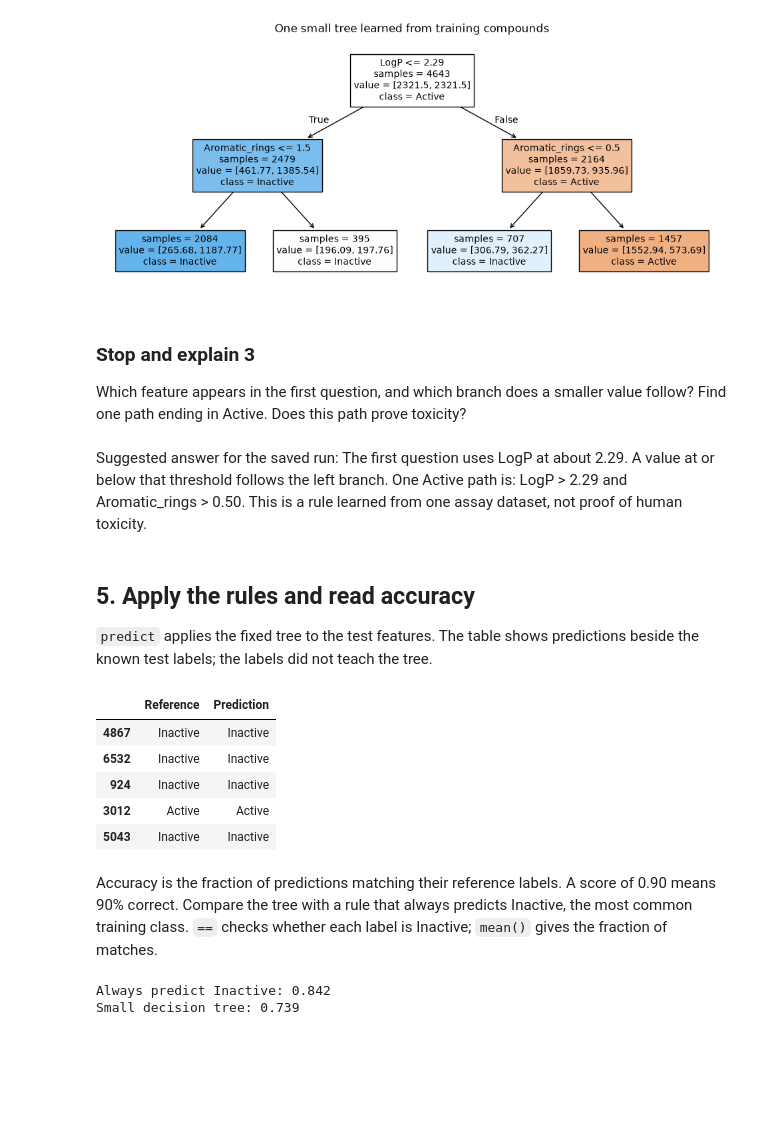
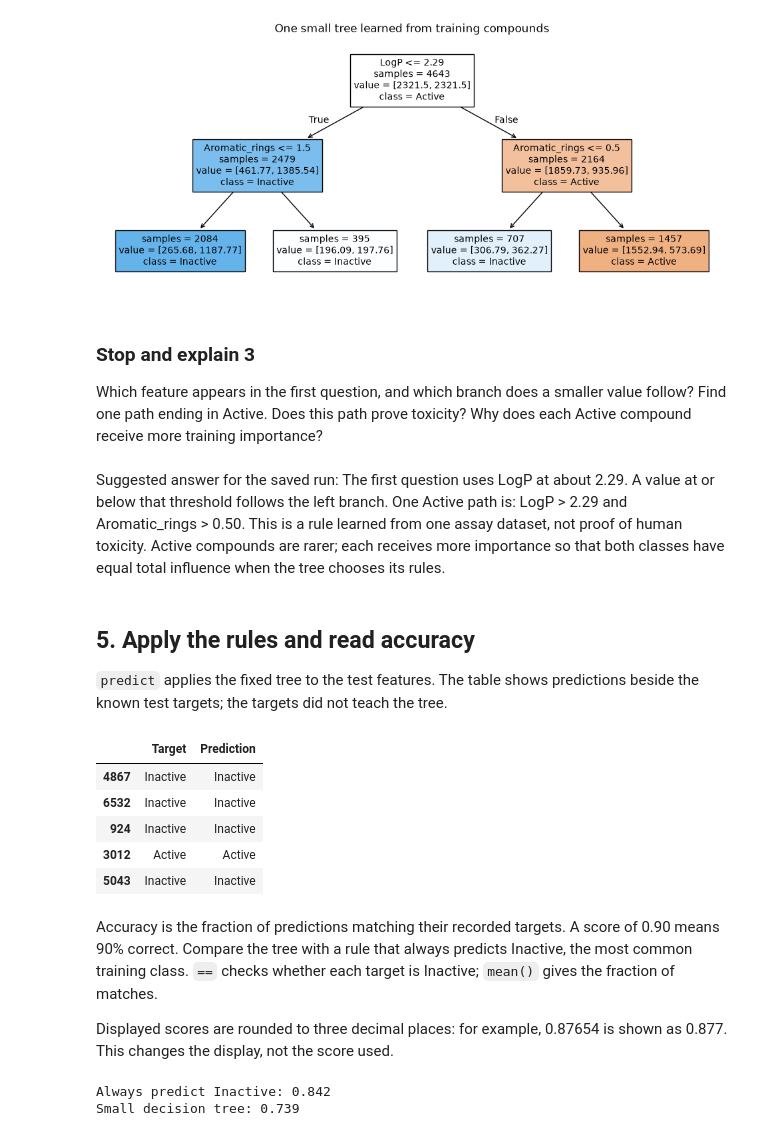
Before and after one commit to CompOmics/ML_AI_Analytical_Chemistry_Course, a Jupyter notebook: 01_Foundations/notebooks/TD1_tox21_solution.ipynb, the cells around one changed output. Cells and saved outputs as stored; diff of their text form; code cells hidden in the pictures; blank space fills up the shorter version.

```diff
--- a/01_Foundations/notebooks/TD1_tox21_solution.ipynb
+++ b/01_Foundations/notebooks/TD1_tox21_solution.ipynb
@@ -144,6 +149,6 @@ more common than Active; we keep these unequal class sizes.
 # %%
-labels = data["SR-MMP"].map({0: "Inactive", 1: "Active"})
-print(labels.value_counts())
+targets = data["SR-MMP"].map({0: "Inactive", 1: "Active"})
+print(targets.value_counts())
 # %% [output]
 SR-MMP
 Inactive    4886
@@ -208,7 +215,7 @@ Keep 80% for training and 20% for testing: 4,643 and 1,161 records.
 the split repeatable. Keep these settings unchanged throughout the series.
 # %%
 X_train, X_test, y_train, y_test = train_test_split(
-    features, labels, test_size=0.20, random_state=42, stratify=labels
+    features, targets, test_size=0.20, random_state=42, stratify=targets
 )
 print("Training samples:", len(X_train))
 print("Test samples:", len(X_test))
@@ -259,32 +297,38 @@ plt.show()
 
 Which feature appears in the first question, and which branch does a
 smaller value follow? Find one path ending in Active. Does this path prove toxicity?
+Why does each Active compound receive more training importance?
 # %% [markdown]
 Suggested answer for the saved run: The first question uses LogP
 at about 2.29. A value at or below that threshold follows
 the left branch. One Active path is: LogP > 2.29 and Aromatic_rings > 0.50.
 This is a rule learned from one assay dataset, not proof of human toxicity.
+Active compounds are rarer; each receives more importance so that both
+classes have equal total influence when the tree chooses its rules.
 # %% [markdown]
 ## 5. Apply the rules and read accuracy
 
 `predict` applies the fixed tree to the test features. The table shows
-predictions beside the known test labels; the labels did not teach the tree.
+predictions beside the known test targets; the targets did not teach the tree.
 # %%
 predictions = tree.predict(X_test)
-prediction_table = pd.DataFrame({"Reference": y_test, "Prediction": predictions})
+prediction_table = pd.DataFrame({"Target": y_test, "Prediction": predictions})
 prediction_table.head()
 # %% [output]
-|  | Reference | Prediction |
+|  | Target | Prediction |
 | 4867 | Inactive | Inactive |
 | 6532 | Inactive | Inactive |
 | 924 | Inactive | Inactive |
 | 3012 | Active | Active |
 | 5043 | Inactive | Inactive |
 # %% [markdown]
-Accuracy is the fraction of predictions matching their reference labels.
+Accuracy is the fraction of predictions matching their recorded targets.
 A score of 0.90 means 90% correct. Compare the tree with a rule that always
 predicts Inactive, the most common training class. `==` checks whether
-each label is Inactive; `mean()` gives the fraction of matches.
+each target is Inactive; `mean()` gives the fraction of matches.
+
+Displayed scores are rounded to three decimal places: for example,
+0.87654 is shown as 0.877. This changes the display, not the score used.
 # %%
 tree_accuracy = accuracy_score(y_test, predictions)
 baseline_accuracy = (y_test == "Inactive").mean()
```
Also changed, not shown: parts of 37 cells of this notebook, 15 other files.
